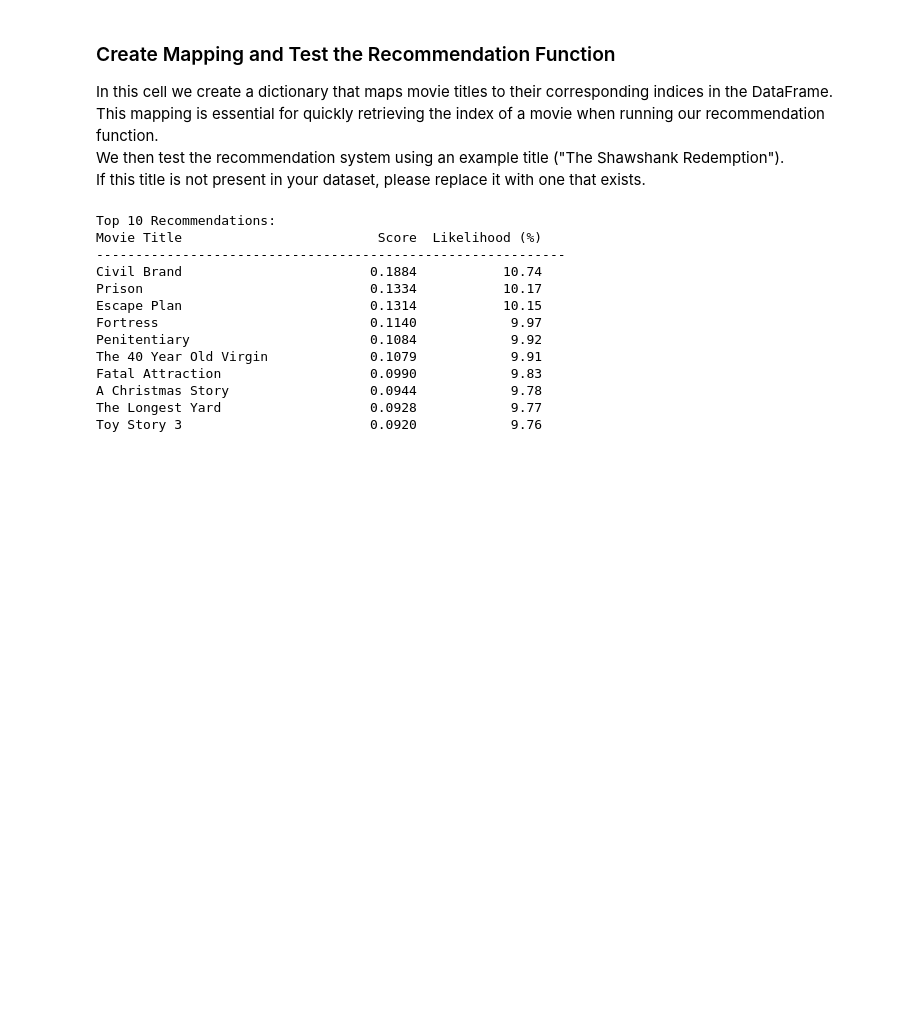
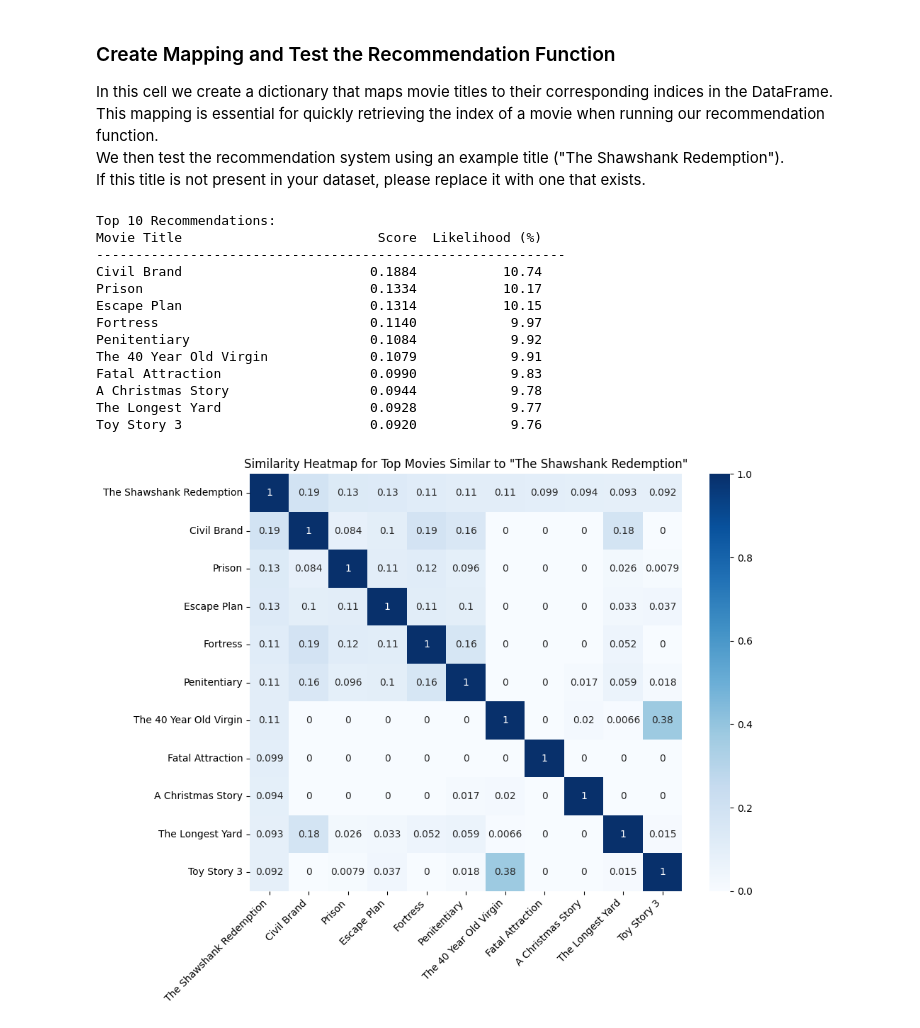
Before and after one commit to ISE-CS4445-AI/ai-project-meanmlmoviemachines, a Jupyter notebook: PlotBasedRec.ipynb, the cells around one changed output. Cells and saved outputs as stored; diff of their text form; code cells hidden in the pictures; blank space fills up the shorter version.

Commit message:
added heatmap for top movies similar to input movie

```diff
--- a/PlotBasedRec.ipynb
+++ b/PlotBasedRec.ipynb
@@ -150,3 +150,41 @@ Fatal Attraction                   0.0990            9.83
 A Christmas Story                  0.0944            9.78
 The Longest Yard                   0.0928            9.77
 Toy Story 3                        0.0920            9.76
+# %%
+# 1. t-SNE Visualization (better than PCA for high-dimensional data)
+from sklearn.manifold import TSNE
+import matplotlib.pyplot as plt
+import seaborn as sns
+
+
+def plot_similarity_heatmap(title, n=10):
+    """Create a heatmap of similarities between top recommended movies"""
+    idx = indices.get(title)
+    if idx is None:
+        print(f"Title '{title}' not found in dataset.")
+        return
+
+    # Get top similar movies
+    sim_scores = list(enumerate(cosine_sim[idx]))
+    sim_scores = sorted(sim_scores, key=lambda x: x[1], reverse=True)
+    sim_scores = sim_scores[:n+1]  # Include the input movie
+    movie_indices = [i[0] for i in sim_scores]
+
+    # Create a subset of the cosine similarity matrix
+    similarity_subset = cosine_sim[np.ix_(movie_indices, movie_indices)]
+    movie_titles = df['title'].iloc[movie_indices].tolist()
+
+    # Create heatmap
+    plt.figure(figsize=(10, 8))
+    sns.heatmap(similarity_subset, annot=True, cmap='Blues',
+                xticklabels=movie_titles, yticklabels=movie_titles)
+    plt.title(f'Similarity Heatmap for Top Movies Similar to "{title}"')
+    plt.xticks(rotation=45, ha='right')
+    plt.yticks(rotation=0)
+    plt.tight_layout()
+    plt.show()
+
+# Test the heatmap visualization
+plot_similarity_heatmap(example_title)
+# %% [output]
+[figure, added]
```
